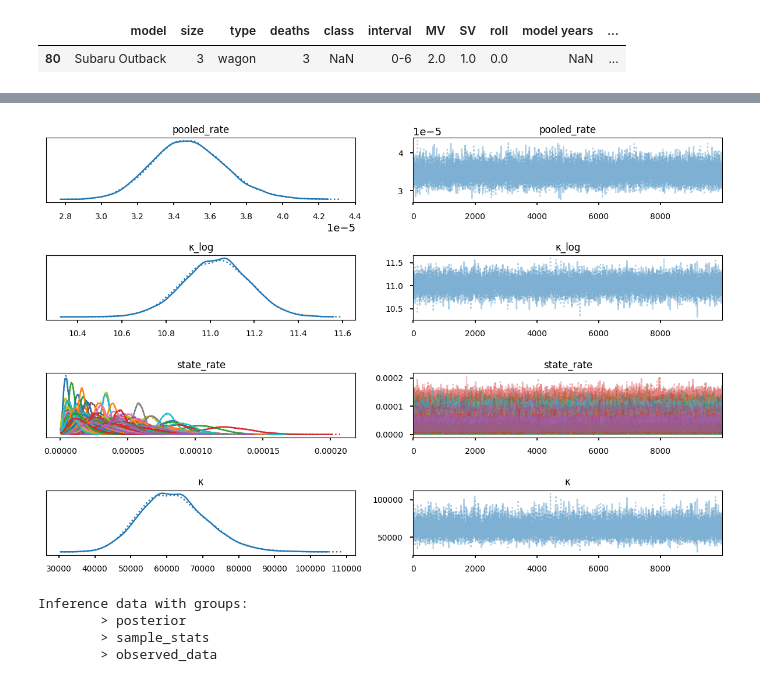
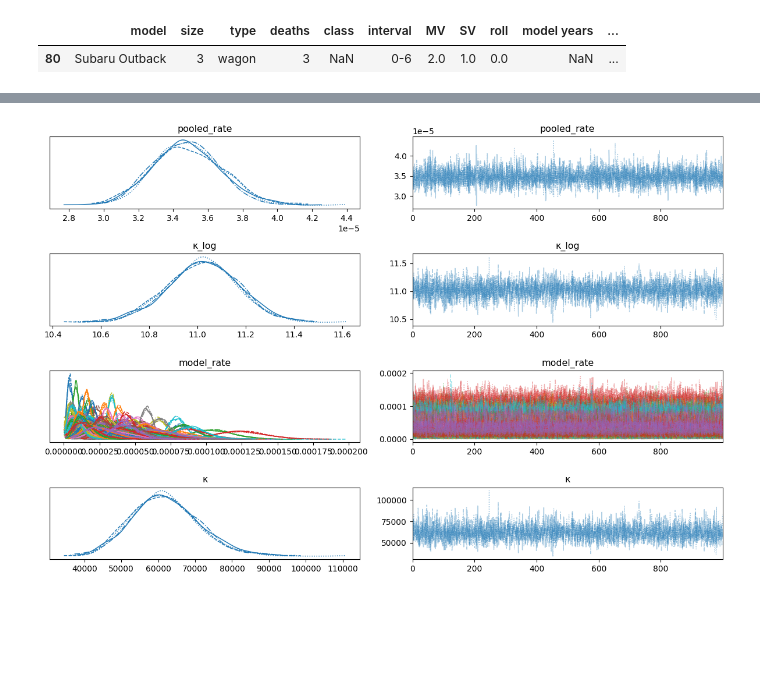
Before and after one commit to ursk/driving_fatalities, a Jupyter notebook: iihs_fatalities.ipynb, the cells around one changed output, grey strips where cells are left out. Saved outputs shown, nothing was run; the diff lists cells and outputs as text; code cells hidden in the pictures; blank space fills up the shorter version.

Commit message:
cleaned up plotting

```diff
--- a/iihs_fatalities.ipynb
+++ b/iihs_fatalities.ipynb
@@ -29,6 +32,6 @@ df[df.model == 'Subaru Outback']
 |  | model | size | type | deaths | class | interval | MV | SV | roll | model years | ... |
 | 80 | Subaru Outback | 3 | wagon | 3 | NaN | 0-6 | 2.0 | 1.0 | 0.0 | NaN | ... |
 # %%
-# Instead of deaths / 1M vehicles-years we use death / 1000 to make it 0-1
 exposure = df['exposure'].to_numpy()
 fatalities = (df['deaths']*df['exposure']).to_numpy() / 1e6  # raw fatalities
+df['raw_fatalities'] = df['deaths']*df['exposure'] / 1e6
@@ -54,12 +59,11 @@ def car_model(exposure, fatalities):
         κ_log = pm.Exponential('κ_log', lam=1.5)
         κ = pm.Deterministic('κ', np.exp(κ_log))
 
-        #Note: rate is bound [0 1], so make sure 1000 fatalities / 1M is a rate of 1.
-        state_rate = pm.Beta('state_rate',
+        model_rate = pm.Beta('model_rate',
                              alpha=pooled_rate*κ,
                              beta=(1.0-pooled_rate)*κ,
                              shape=len(fatalities))
-        observed_fatalities = pm.Poisson('y', mu=state_rate*exposure, observed=fatalities)
+        observed_fatalities = pm.Poisson('y', mu=model_rate*exposure, observed=fatalities)
 
 
     return model
@@ -71,0 +70,5 @@ with car_model(exposure, fatalities):
+# %%
+# m = car_model(exposure, fatalities)
+m = car_model(df['exposure'], df['raw_fatalities'])
+
+pm.model_to_graphviz(m)
@@ -71,0 +77,3 @@ with car_model(exposure, fatalities):
+# %%
+with m:
+    idata = pm.sample(1000, chains=4)
@@ -72,12 +85,5 @@ with car_model(exposure, fatalities):
 # %%
-pm.plot_trace(trace);
+pm.plot_trace(idata);
 plt.tight_layout()
 # %% [output]
-[figure, old version]
+[figure, new version]
-# %%
-trace
-# %% [output]
-Inference data with groups:
-        > posterior
-        > sample_stats
-        > observed_data
```
Also changed, not shown: parts of 16 cells of this notebook.
